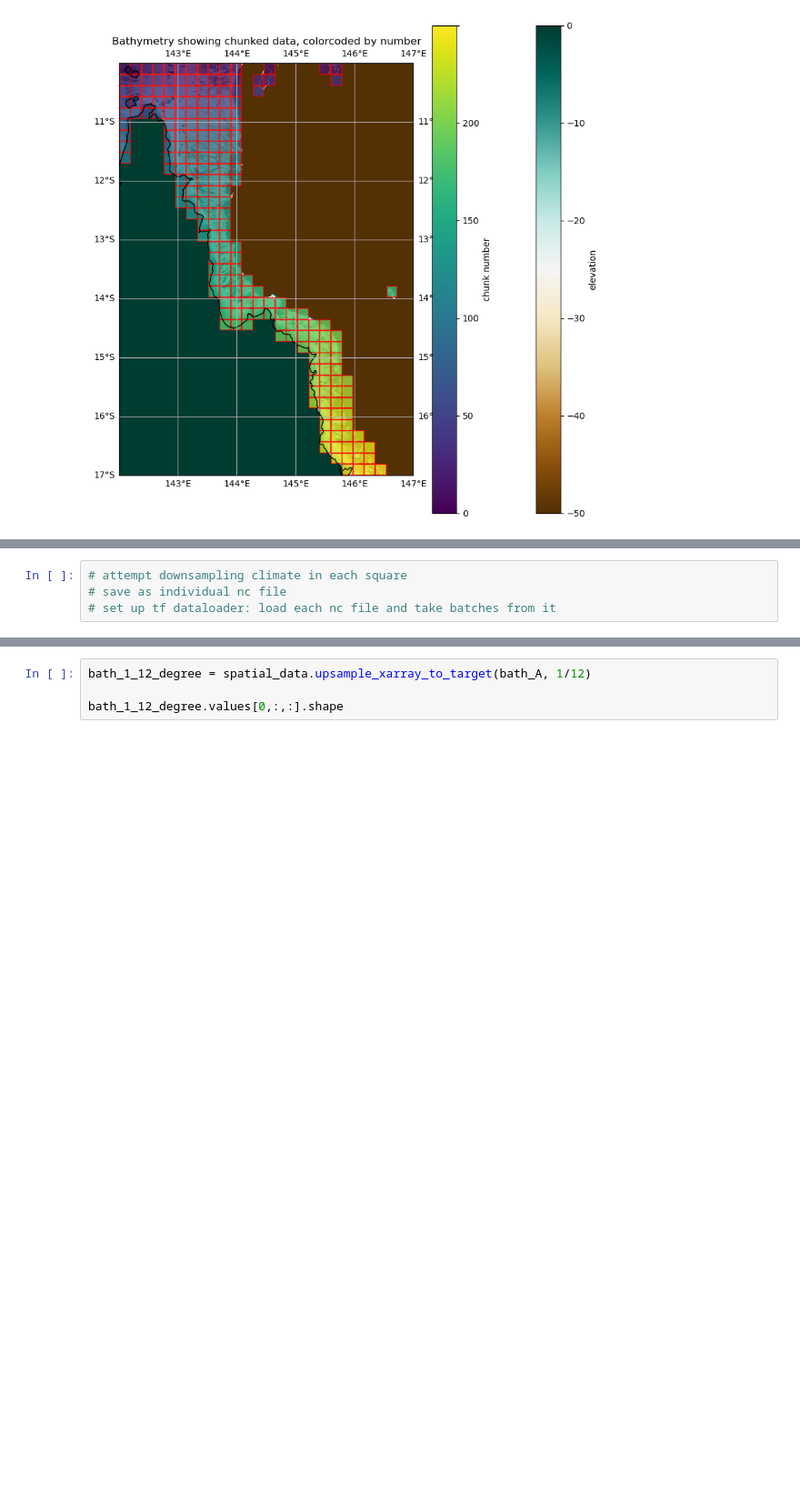
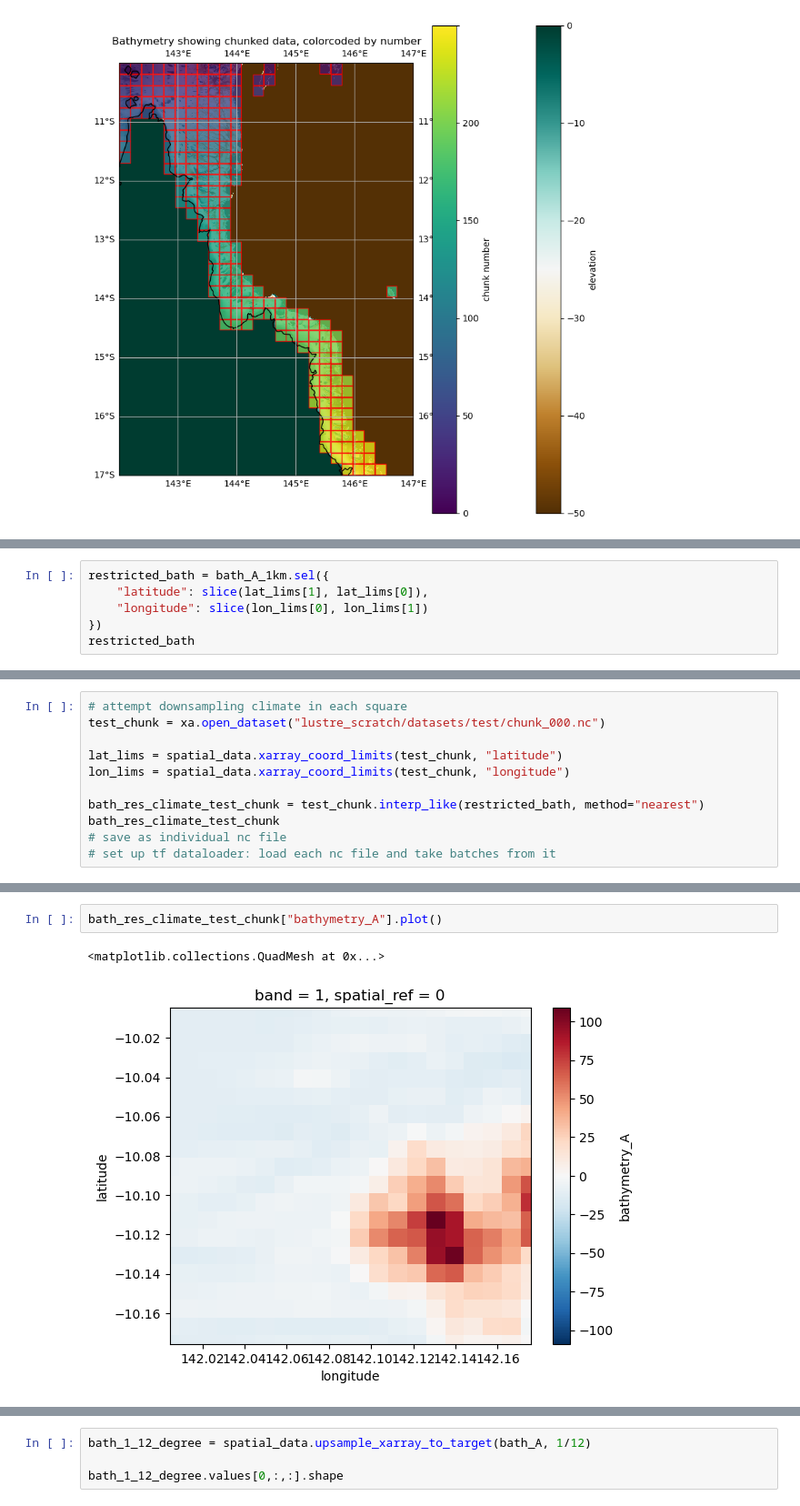
Before and after one commit to orlando-code/coralshift, a Jupyter notebook: notebooks/rnn.ipynb, the cells around one changed output, grey strips where cells are left out. Shown at 91% size. Saved outputs shown, nothing was run; the diff lists cells and outputs as text; blank space fills up the shorter version.

```diff
--- a/notebooks/rnn.ipynb
+++ b/notebooks/rnn.ipynb
@@ -208,0 +660,6 @@ plt.show()
+# %%
+restricted_bath = bath_A_1km.sel({
+    "latitude": slice(lat_lims[1], lat_lims[0]),
+    "longitude": slice(lon_lims[0], lon_lims[1])
+})
+restricted_bath
@@ -209,4 +684,11 @@ plt.show()
 # %%
 # attempt downsampling climate in each square
+test_chunk = xa.open_dataset("lustre_scratch/datasets/test/chunk_000.nc")
+
+lat_lims = spatial_data.xarray_coord_limits(test_chunk, "latitude")
+lon_lims = spatial_data.xarray_coord_limits(test_chunk, "longitude")
+
+bath_res_climate_test_chunk = test_chunk.interp_like(restricted_bath, method="nearest")
+bath_res_climate_test_chunk
 # save as individual nc file
 # set up tf dataloader: load each nc file and take batches from it
@@ -212,0 +705,5 @@ plt.show()
+# %%
+bath_res_climate_test_chunk["bathymetry_A"].plot()
+# %% [output]
+<matplotlib.collections.QuadMesh at 0x...>
+[figure, added]
```
Also changed, not shown: parts of 33 cells of this notebook.
